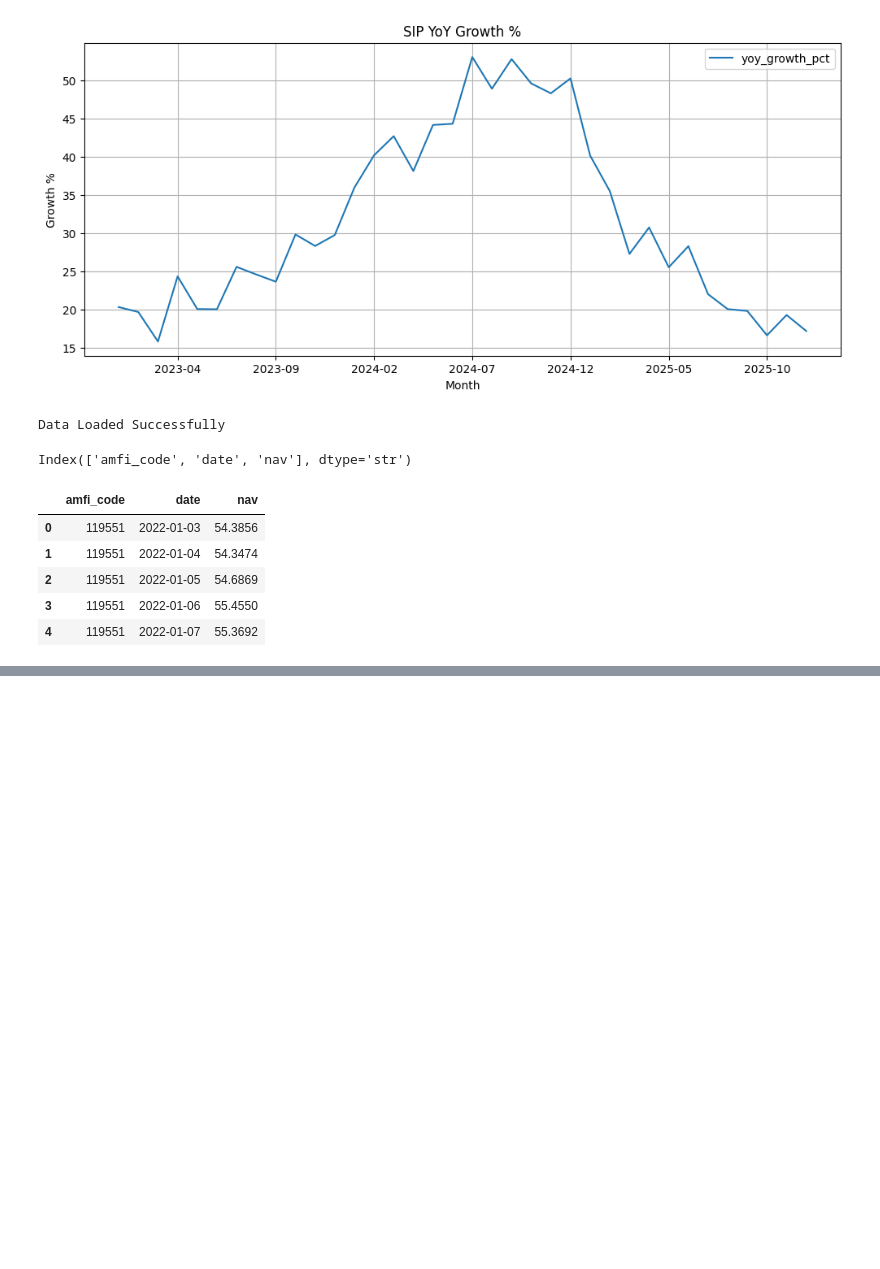
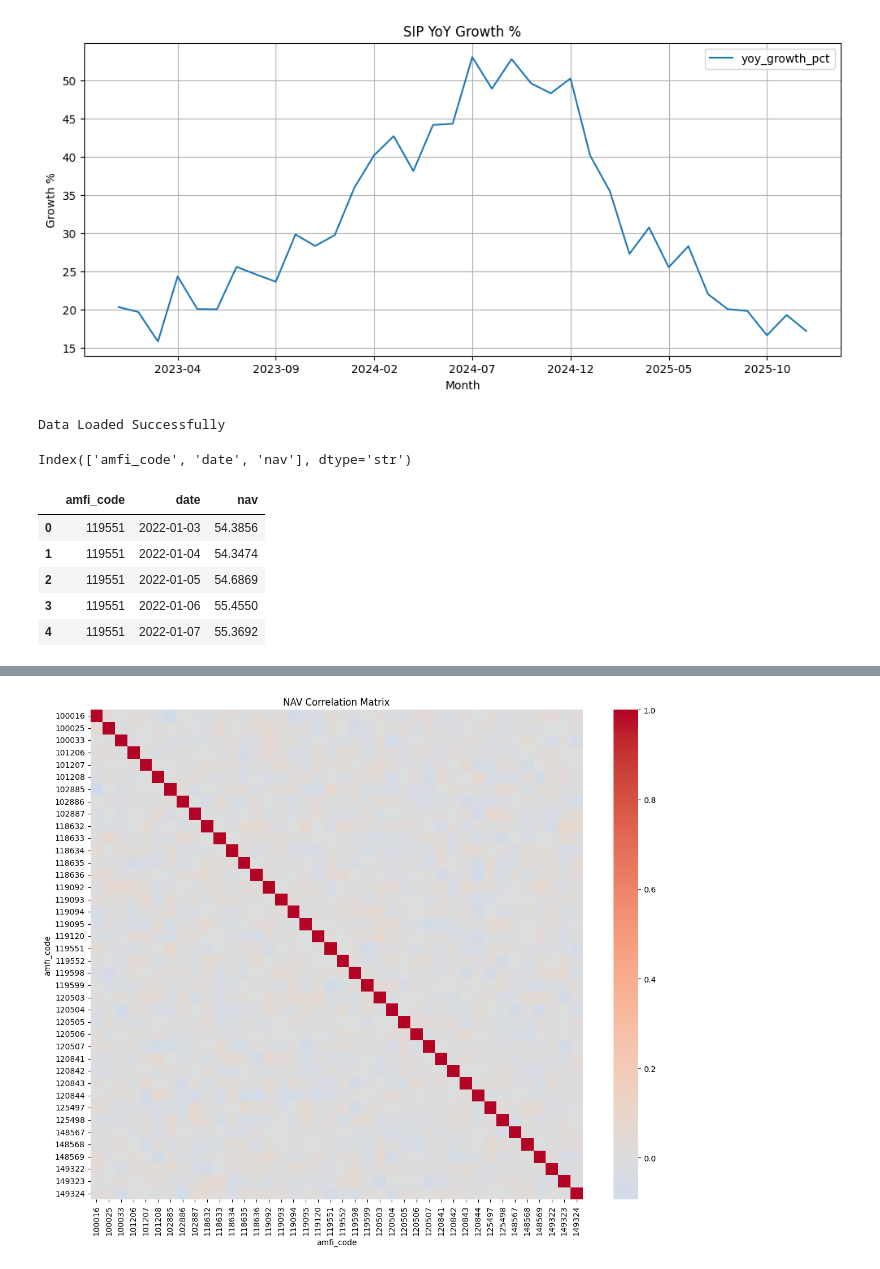
Before and after one commit to VaddeyrajuSaisiddartha/mutual-fund-analytics, a Jupyter notebook: notebooks/eda.ipynb, the cells around one changed output, grey strips where cells are left out. Drawn from its saved outputs; the diff is of its cells as text; code cells hidden in the pictures; blank space fills up the shorter version.

```diff
--- a/notebooks/eda.ipynb
+++ b/notebooks/eda.ipynb
@@ -219,0 +343,30 @@ nav.head()
+# %%
+nav["date"] = pd.to_datetime(nav["date"])
+
+pivot_nav = nav.pivot(
+    index="date",
+    columns="amfi_code",
+    values="nav"
+)
+
+returns = pivot_nav.pct_change()
+
+corr = returns.corr()
+
+plt.figure(figsize=(12,10))
+
+sns.heatmap(
+    corr,
+    cmap="coolwarm",
+    center=0
+)
+
+plt.title("NAV Correlation Matrix")
+
+plt.tight_layout()
+
+plt.savefig("../reports/correlation_matrix.png")
+
+plt.show()
+# %% [output]
+[figure, added]
```
Also changed, not shown: parts of 10 cells of this notebook, 4 other files.
